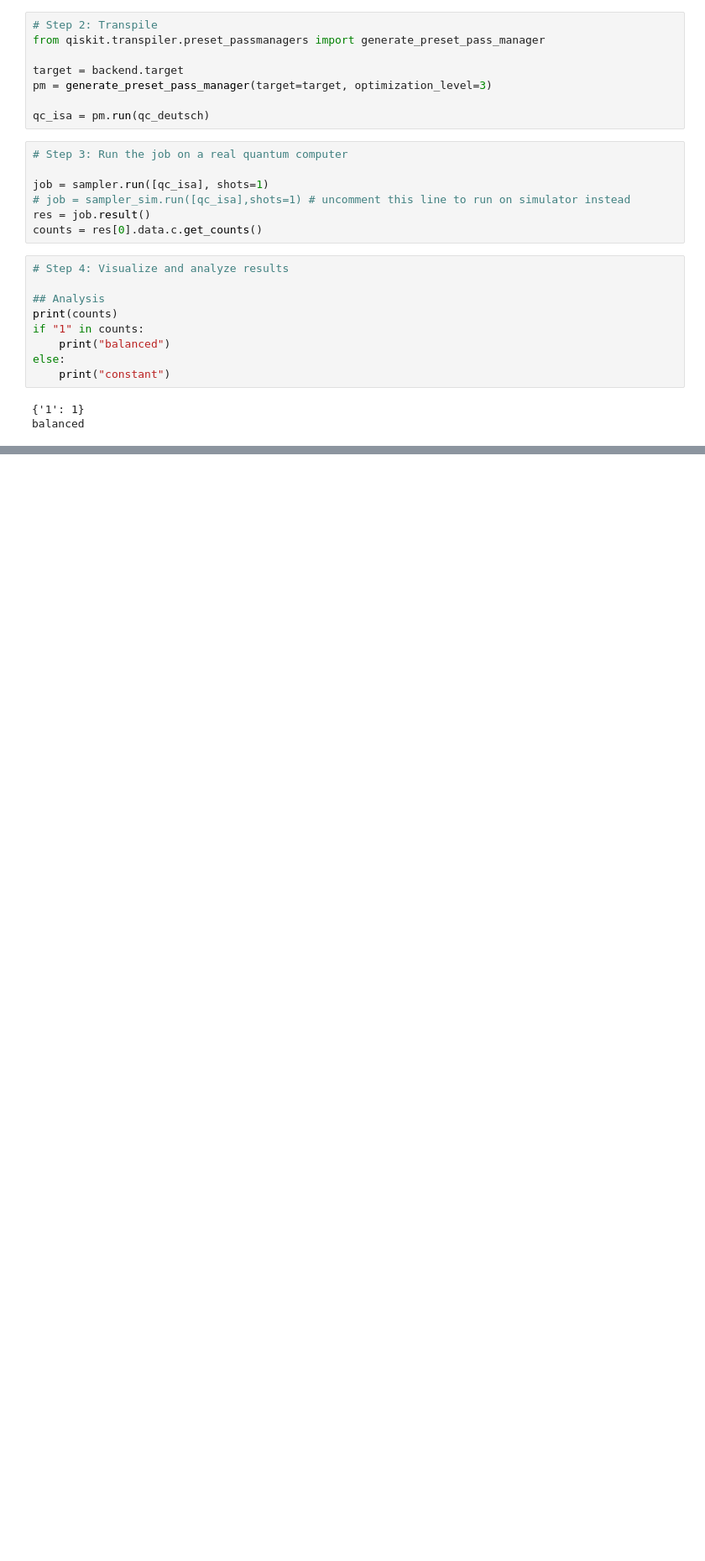
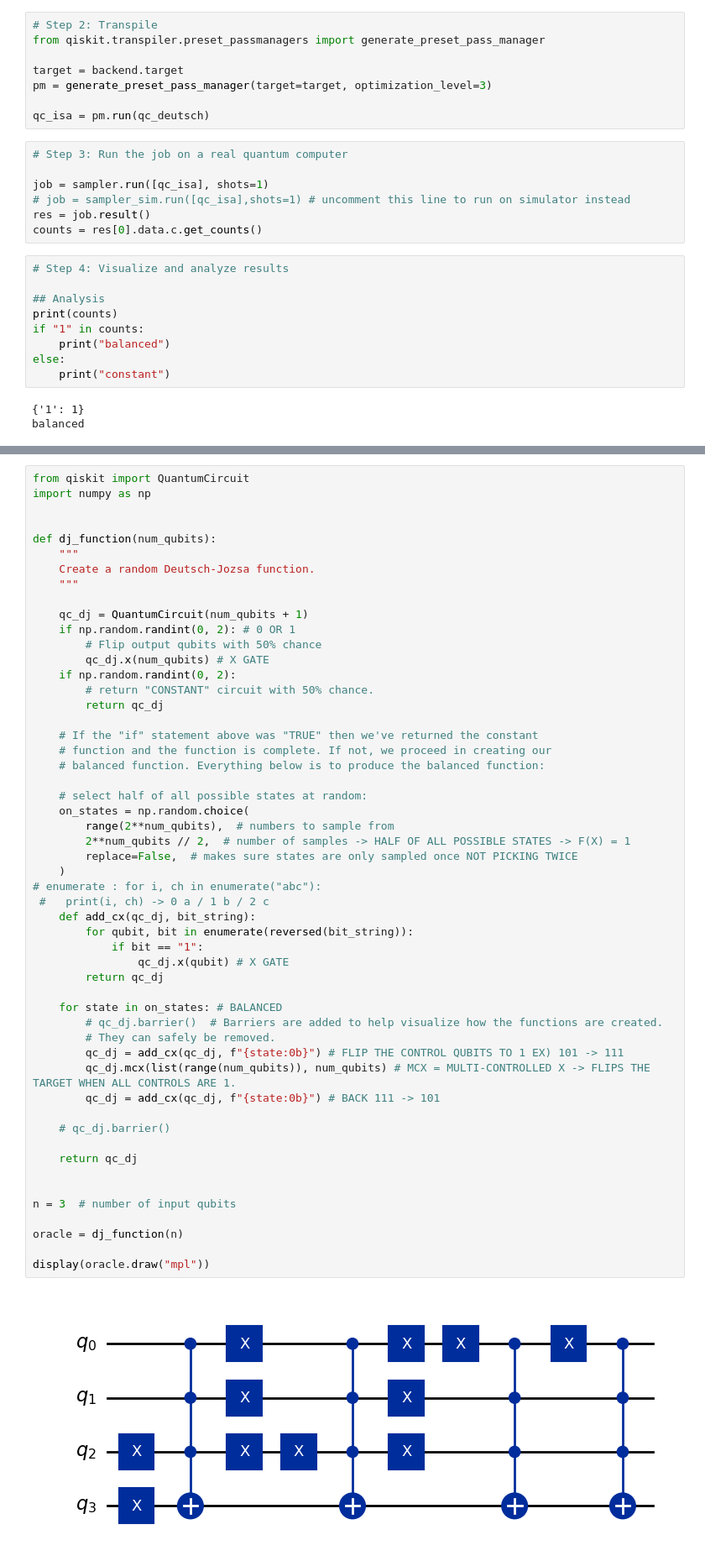
Before and after one commit to Seolwon64/QUANTUM_LABORATORY, a Jupyter notebook: COMPUTER SCIENCE/DEUTSCH-JOZSA ALGORITHM.ipynb, the cells around one changed output, grey strips where cells are left out. Shown at 84% size. Cells and saved outputs as stored; diff of their text form; blank space fills up the shorter version.

Commit message:
Deutsch-Jozsa algorithm
Implement Deutsch-Jozsa algorithm with n-qubit random oracle and run on IBM Quantum hardware

```diff
--- a/COMPUTER SCIENCE/DEUTSCH-JOZSA ALGORITHM.ipynb
+++ b/COMPUTER SCIENCE/DEUTSCH-JOZSA ALGORITHM.ipynb
@@ -174,0 +183,55 @@ balanced
+# %%
+from qiskit import QuantumCircuit
+import numpy as np
+
+
+def dj_function(num_qubits):
+    """
+    Create a random Deutsch-Jozsa function.
+    """
+
+    qc_dj = QuantumCircuit(num_qubits + 1)
+    if np.random.randint(0, 2): # 0 OR 1
+        # Flip output qubits with 50% chance
+        qc_dj.x(num_qubits) # X GATE
+    if np.random.randint(0, 2):
+        # return "CONSTANT" circuit with 50% chance.
+        return qc_dj
+
+    # If the "if" statement above was "TRUE" then we've returned the constant
+    # function and the function is complete. If not, we proceed in creating our
+    # balanced function. Everything below is to produce the balanced function:
+
+    # select half of all possible states at random:
+    on_states = np.random.choice(
+        range(2**num_qubits),  # numbers to sample from
+        2**num_qubits // 2,  # number of samples -> HALF OF ALL POSSIBLE STATES -> F(X) = 1
+        replace=False,  # makes sure states are only sampled once NOT PICKING TWICE
+    )
+# enumerate : for i, ch in enumerate("abc"):
+ #   print(i, ch) -> 0 a / 1 b / 2 c
+    def add_cx(qc_dj, bit_string):
+        for qubit, bit in enumerate(reversed(bit_string)):
+            if bit == "1":
+                qc_dj.x(qubit) # X GATE
+        return qc_dj
+
+    for state in on_states: # BALANCED
+        # qc_dj.barrier()  # Barriers are added to help visualize how the functions are created.
+        # They can safely be removed.
+        qc_dj = add_cx(qc_dj, f"{state:0b}") # FLIP THE CONTROL QUBITS TO 1 EX) 101 -> 111
+        qc_dj.mcx(list(range(num_qubits)), num_qubits) # MCX = MULTI-CONTROLLED X -> FLIPS THE TARGET WHEN ALL CONTROLS ARE 1.
+        qc_dj = add_cx(qc_dj, f"{state:0b}") # BACK 111 -> 101
+
+    # qc_dj.barrier()
+
+    return qc_dj
+
+
+n = 3  # number of input qubits
+
+oracle = dj_function(n)
+
+display(oracle.draw("mpl"))
+# %% [output]
+[figure, added]
```
Also changed, not shown: parts of 8 cells of this notebook.
